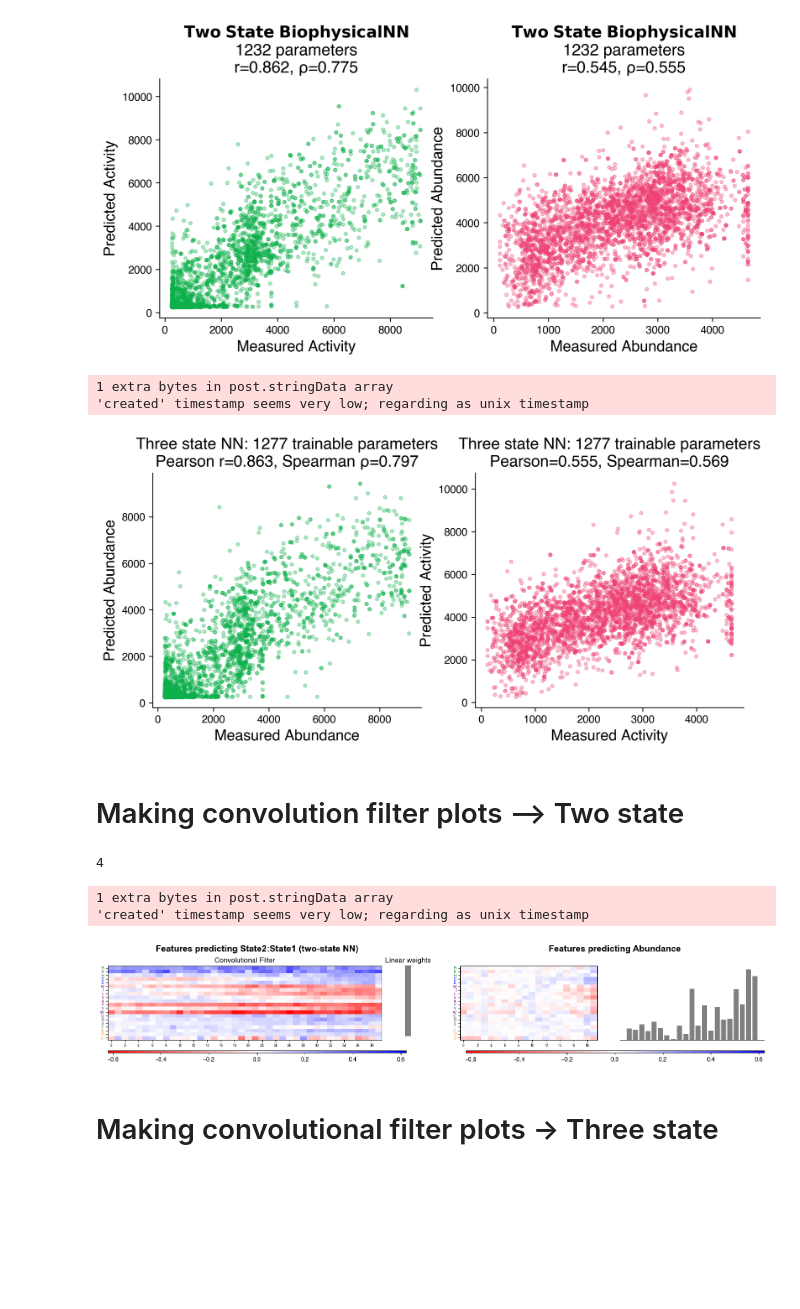
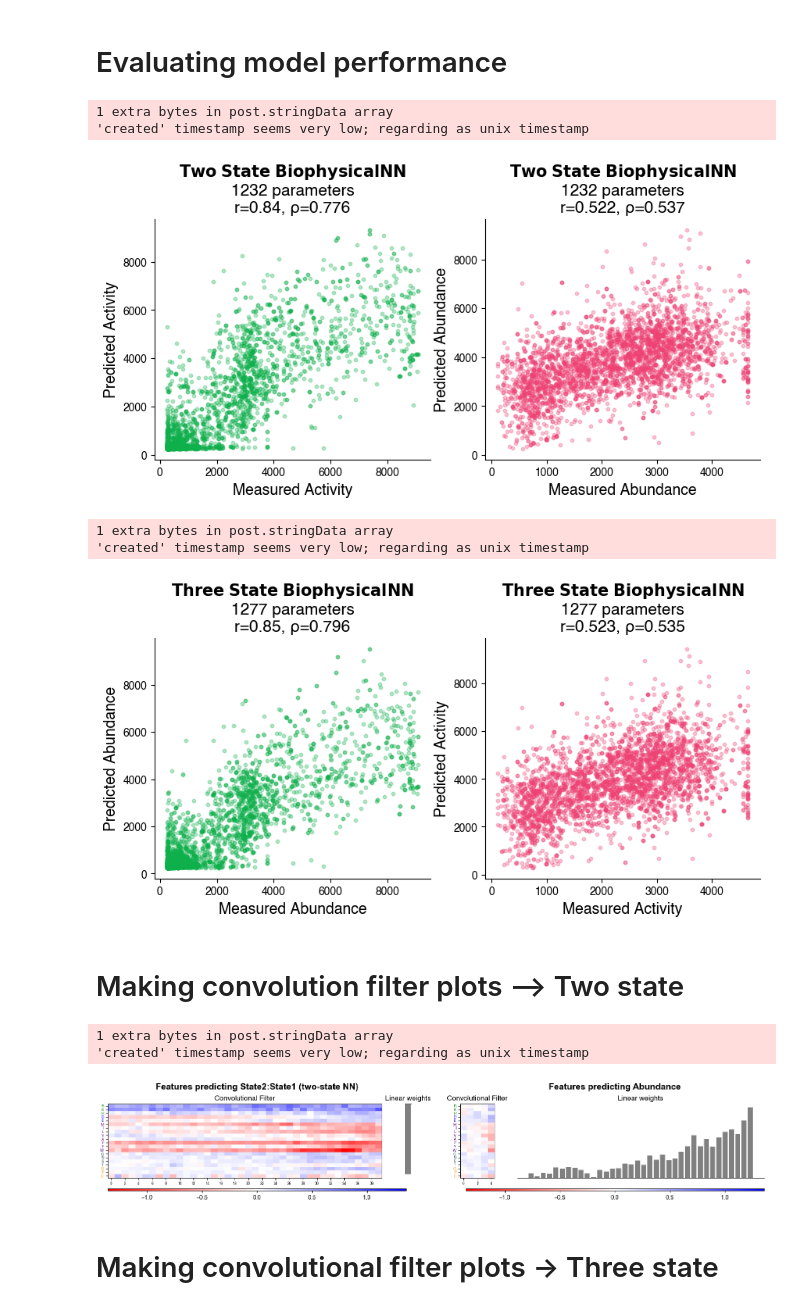
Before and after one commit to staller-lab/NN_interpretability_for_AD_prediction, a Jupyter notebook: scripts/analysis_scripts/compare_two_and_three_states.ipynb, the cells around one changed output. Drawn from its saved outputs; the diff is of its cells as text; code cells hidden in the pictures; blank space fills up the shorter version.

```diff
--- a/scripts/analysis_scripts/compare_two_and_three_states.ipynb
+++ b/scripts/analysis_scripts/compare_two_and_three_states.ipynb
@@ -109,12 +111,14 @@ Try using .loc[row_indexer,col_indexer] = value instead
 See the caveats in the documentation: https://pandas.pydata.org/pandas-docs/stable/user_guide/indexing.html#returning-a-view-versus-a-copy
   train_seqs["40_tiles_exp_abundance"] = [[get_tile_abundance(tile) for tile in tiles] for tiles in train_seqs["40_tiles"]]
 # %%
-with open("../Data/tile_data_wrangled.fasta", "w+") as f:
+# This was used to create fasta file for ADPred, TADA predictions
+with open("Data/tile_data_wrangled.fasta", "w+") as f:
     for i in tile_data.index:
         f.write(">" + "seq" + str(i) + "\n")
         f.write(tile_data.loc[i, "aa_seq"] + "\n")
 # %%
-with open("../Data/tile_data_wrangled_53mer.fasta", "w+") as f:
+# This was used to create 53aa tiles for PADDLE prediction
+with open("Data/tile_data_wrangled_53mer.fasta", "w+") as f:
     for i in tile_data.index:
         f.write(">" + "seq" + str(i) + "\n")
         f.write("SHLATAGSTSSAS" + tile_data.loc[i, "aa_seq"] + "\n")
@@ -183,21 +235,28 @@ See the caveats in the documentation: https://pandas.pydata.org/pandas-docs/stab
 
 size = (1,40,20)
 positive = False
-activity_fun = "Hill"
 hill_value = 1
 relu = False
-kernel_size = 20
 outchannel = 1
-model = "model_data/three_state_abundmodel_b10_e200_L0.0001_sMinMax_aHill_c1_k20_ak20_ParaReLU_0.1PosKLoss_0.5PosWeightLoss_1actLoss_hSplit_hv1_seed830655019_weightInit"
-three_state_biophysical_model = ADModel_three_state_abund(size,activity_fun, kernel_size, relu=False, abund_k=20)
+# model = "model_data/three_state_abundmodel_b10_e200_L0.0001_sMinMax_aHill_c1_k20_ak20_ParaReLU_0.1PosKLoss_0.5PosWeightLoss_1actLoss_hSplit_hv1_seed830655019_weightInit"
+best_three_model_row = three_model_results[three_model_results["activity_fun"] == "Hill"].sort_values("sum_rank", ascending=True).reset_index()
+model = best_three_model_row.loc[0, "model_name"].removeprefix("../../")
+kernel_size_three = best_three_model_row.loc[0, "kernel_size"]
+abund_k_three = int(re.search(r'ak(\d+)',model).group(1))
+activity_fun = best_three_model_row.loc[0, "activity_fun"]
+
+
+three_state_biophysical_model = ADModel_three_state_abund(size,activity_fun, kernel_size_three, relu=False, abund_k=abund_k_three)
 three_state_biophysical_model.load_state_dict(torch.load(f"{model}.pth"))
 
 three_state_biophysical_model.eval()
 
+test_seqs["biophysics_gfp_pred_3"] = [[run_biophysical_model(three_state_biophysical_model, tile)[1] for tile in tiles] for tiles in test_seqs["40_tiles"]]
 val_seqs["biophysics_gfp_pred_3"] = [[run_biophysical_model(three_state_biophysical_model, tile)[1] for tile in tiles] for tiles in val_seqs["40_tiles"]]
 train_seqs["biophysics_gfp_pred_3"] = [[run_biophysical_model(three_state_biophysical_model, tile)[1] for tile in tiles] for tiles in train_seqs["40_tiles"]]
 other_tiles["biophysics_gfp_pred_3"] = [run_biophysical_model(three_state_biophysical_model, tile)[1] for tile in other_tiles["aa_seq"]]
 
+test_seqs["biophysics_mcherry_pred_3"] = [[run_biophysical_model(three_state_biophysical_model, tile)[0] for tile in tiles] for tiles in test_seqs["40_tiles"]]
 val_seqs["biophysics_mcherry_pred_3"] = [[run_biophysical_model(three_state_biophysical_model, tile)[0] for tile in tiles] for tiles in val_seqs["40_tiles"]]
 train_seqs["biophysics_mcherry_pred_3"] = [[run_biophysical_model(three_state_biophysical_model, tile)[0] for tile in tiles] for tiles in train_seqs["40_tiles"]]
 other_tiles["biophysics_mcherry_pred_3"] = [run_biophysical_model(three_state_biophysical_model, tile)[0] for tile in other_tiles["aa_seq"]]
@@ -222,14 +278,16 @@ Try using .loc[row_indexer,col_indexer] = value instead
 
 See the caveats in the documentation: https://pandas.pydata.org/pandas-docs/stable/user_guide/indexing.html#returning-a-view-versus-a-copy
   train_seqs["biophysics_mcherry_pred_3"] = [[run_biophysical_model(three_state_biophysical_model, tile)[0] for tile in tiles] for tiles in train_seqs["40_tiles"]]
+# %% [markdown]
+# Evaluating model performance
 # %%
 fig, axs = plt.subplots(1,2,figsize=(10,4))
 
-tiles = [i for ls in val_seqs["40_tiles"] for i in ls]
+tiles = [i for ls in test_seqs["40_tiles"] for i in ls]
 tiles = tiles + (list(other_tiles["aa_seq"]))
-actual = [i for ls in val_seqs["40_tiles_exp_activities"] for i in ls]
+actual = [i for ls in test_seqs["40_tiles_exp_activities"] for i in ls]
 actual = actual + (list(other_tiles["activity"]))
-pred = [i for ls in val_seqs["biophysics_gfp_pred_2"] for i in ls]
+pred = [i for ls in test_seqs["biophysics_gfp_pred_2"] for i in ls]
 pred = pred + (list(other_tiles["biophysics_gfp_pred_2"]))
 plotting_data = pd.DataFrame((actual, pred, tiles)).T
 plotting_data = plotting_data.dropna()
@@ -244,11 +302,11 @@ axs[0].set_ylabel('Predicted Activity', fontsize=14)
 axs[0].set_title(r"$\bf{Two}$ $\bf{State}$ $\bf{BiophysicalNN}$" + f'\n1232 parameters\nr={pearson:.3}, \u03C1={spearman:.3}', fontsize=15)
 
 
-tiles = [i for ls in val_seqs["40_tiles"] for i in ls]
+tiles = [i for ls in test_seqs["40_tiles"] for i in ls]
 tiles = tiles + (list(other_tiles["aa_seq"]))
-actual = [i for ls in val_seqs["40_tiles_exp_abundance"] for i in ls]
+actual = [i for ls in test_seqs["40_tiles_exp_abundance"] for i in ls]
 actual = actual + (list(other_tiles["abundance"]))
-pred = [i for ls in val_seqs["biophysics_mcherry_pred_2"] for i in ls]
+pred = [i for ls in test_seqs["biophysics_mcherry_pred_2"] for i in ls]
 pred = pred + (list(other_tiles["biophysics_mcherry_pred_2"]))
 plotting_data = pd.DataFrame((actual, pred, tiles)).T
 plotting_data = plotting_data.dropna()
@@ -263,53 +321,55 @@ axs[1].set_ylabel('Predicted Abundance', fontsize=14)
 axs[1].set_title(r"$\bf{Two}$ $\bf{State}$ $\bf{BiophysicalNN}$" + f'\n1232 parameters\nr={pearson:.3}, \u03C1={spearman:.3}', fontsize=15)
 
 sns.despine()
-# plt.savefig("figures/two_state_scatter_plots.pdf", format='pdf', bbox_inches='tight')
+plt.savefig("figures/two_state_scatter_plots.pdf", format='pdf', bbox_inches='tight')
 # %% [output]
+1 extra bytes in post.stringData array
+'created' timestamp seems very low; regarding as unix timestamp
-[figure, old version]
+[figure, new version]
 # %%
 fig, axs = plt.subplots(1,2,figsize=(10,4))
 
-tiles = [i for ls in val_seqs["40_tiles"] for i in ls]
+tiles = [i for ls in test_seqs["40_tiles"] for i in ls]
 tiles = tiles + (list(other_tiles["aa_seq"]))
-actual = [i for ls in val_seqs["40_tiles_exp_abundance"] for i in ls]
+actual = [i for ls in test_seqs["40_tiles_exp_abundance"] for i in ls]
 actual = actual + (list(other_tiles["abundance"]))
-pred = [i for ls in val_seqs["biophysics_mcherry_pred_3"] for i in ls]
+pred = [i for ls in test_seqs["biophysics_mcherry_pred_3"] for i in ls]
 pred = pred + (list(other_tiles["biophysics_mcherry_pred_3"]))
 plotting_data = pd.DataFrame((actual, pred, tiles)).T
 plotting_data = plotting_data.dropna()
 plotting_data.columns = ["actual", "pred", "aa_seq"]
 plotting_data = plotting_data.drop_duplicates("aa_seq")
 
 axs[1].scatter(actual, pred, color='#EE4274', s=10, alpha=0.3)
 spearman = spearmanr(plotting_data["actual"], plotting_data["pred"]).correlation
 pearson = pearsonr(plotting_data["actual"].astype('float'), plotting_data["pred"].astype('float')).correlation#np.corrcoef(list(plotting_data["actual"].values), list(plotting_data["pred"].values))[0, 1] ** 2
 axs[1].set_xlabel('Measured Activity', fontsize=14)
 axs[1].set_ylabel('Predicted Activity', fontsize=14)
-axs[1].set_title(f'Three state NN: 1277 trainable parameters\nPearson={pearson:.3}, Spearman={spearman:.3}', fontsize=15)
+axs[1].set_title(r"$\bf{Three}$ $\bf{State}$ $\bf{BiophysicalNN}$" + f'\n1277 parameters\nr={pearson:.3}, \u03C1={spearman:.3}', fontsize=15)
 
-tiles = [i for ls in val_seqs["40_tiles"] for i in ls]
+tiles = [i for ls in test_seqs["40_tiles"] for i in ls]
 tiles = tiles + (list(other_tiles["aa_seq"]))
-actual = [i for ls in val_seqs["40_tiles_exp_activities"] for i in ls]
+actual = [i for ls in test_seqs["40_tiles_exp_activities"] for i in ls]
 actual = actual + (list(other_tiles["activity"]))
-pred = [i for ls in val_seqs["biophysics_gfp_pred_3"] for i in ls]
+pred = [i for ls in test_seqs["biophysics_gfp_pred_3"] for i in ls]
 pred = pred + (list(other_tiles["biophysics_gfp_pred_3"]))
 plotting_data = pd.DataFrame((actual, pred, tiles)).T
 plotting_data = plotting_data.dropna()
 plotting_data.columns = ["actual", "pred", "aa_seq"]
 plotting_data = plotting_data.drop_duplicates("aa_seq")
 
 axs[0].scatter(actual, pred, color='#0DB04B', s=10, alpha=0.3)
 spearman = spearmanr(plotting_data["actual"], plotting_data["pred"]).correlation
 pearson = pearsonr(plotting_data["actual"].astype('float'), plotting_data["pred"].astype('float')).correlation #np.corrcoef(list(plotting_data["actual"].values), list(plotting_data["pred"].values))[0, 1] ** 2
 axs[0].set_xlabel('Measured Abundance', fontsize=14)
 axs[0].set_ylabel('Predicted Abundance', fontsize=14)
-axs[0].set_title(f'Three state NN: 1277 trainable parameters\nPearson r={pearson:.3}, Spearman \u03C1={spearman:.3}', fontsize=15)
+axs[0].set_title(r"$\bf{Three}$ $\bf{State}$ $\bf{BiophysicalNN}$" + f'\n1277 parameters\nr={pearson:.3}, \u03C1={spearman:.3}', fontsize=15)
 
 sns.despine()
 plt.savefig(f"figures/three_state_scatter_plots.pdf", format='pdf', bbox_inches='tight')
 # %% [output]
 1 extra bytes in post.stringData array
 'created' timestamp seems very low; regarding as unix timestamp
-[figure, old version]
+[figure, new version]
 # %% [markdown]
 # Making convolution filter plots --> Two state
@@ -427,10 +505,6 @@ def load_model(saved_model, model_type, kernel_size, hill_val, k_abund=0):
     lowest_activity = sorted_df[0:round(0.1*len(sorted_df))]
     top_activity = sorted_df[round(0.9*len(sorted_df)):]
     return loaded_model, sorted_df
-# %%
-3 + num_rows
-# %% [output]
-4
 # %%
 models = [two_state_biophysical_model]
 conv_weights = []
@@ -476,7 +550,7 @@ ax2.spines['bottom'].set_visible(False)
 ax2.patch.set_visible(False)
 ax2.axis('off')
 
-ax1, ax2, ax3, ax4, im1, im2 = make_row_plot_abund(fig, 40, two_state_biophysical_model, 1, lim, height_ratios, num_rows+1, 20)
+ax1, ax2, ax3, ax4, im1, im2 = make_row_plot_abund(fig, kernel_size_two, two_state_biophysical_model, 1, lim, height_ratios, num_rows+1, abund_k_two)
 
 ax1.set_title("Convolutional Filter", fontsize=12)
 ax2.set_title("Linear weights", fontsize=12)
@@ -492,12 +566,11 @@ cax2 = plt.subplot(gs_cb[2 + num_rows, 1])
 fig.colorbar(im1,cax=cax1, orientation='horizontal')
 fig.colorbar(im2, cax=cax2, orientation='horizontal')
 
-# plt.savefig('figures/feature_interpretability_abundance_all_vs_all.pdf', dpi=1000, bbox_inches='tight')
 plt.savefig('figures/two_state_parameters.pdf', dpi=1000, bbox_inches='tight')
 # %% [output]
 1 extra bytes in post.stringData array
 'created' timestamp seems very low; regarding as unix timestamp
-[figure, old version]
+[figure, new version]
 # %% [markdown]
 # Making convolutional filter plots -> Three state
 # %%
```
Also changed, not shown: parts of 13 cells of this notebook, 5 other files.
